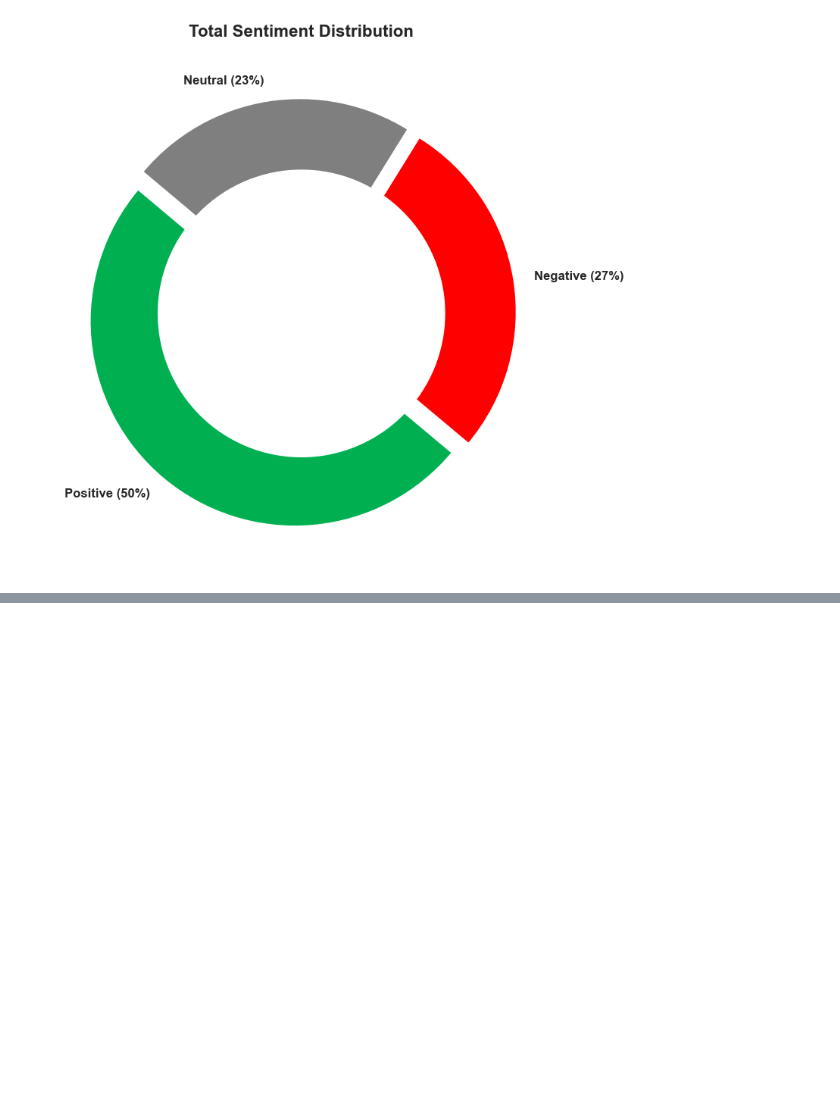
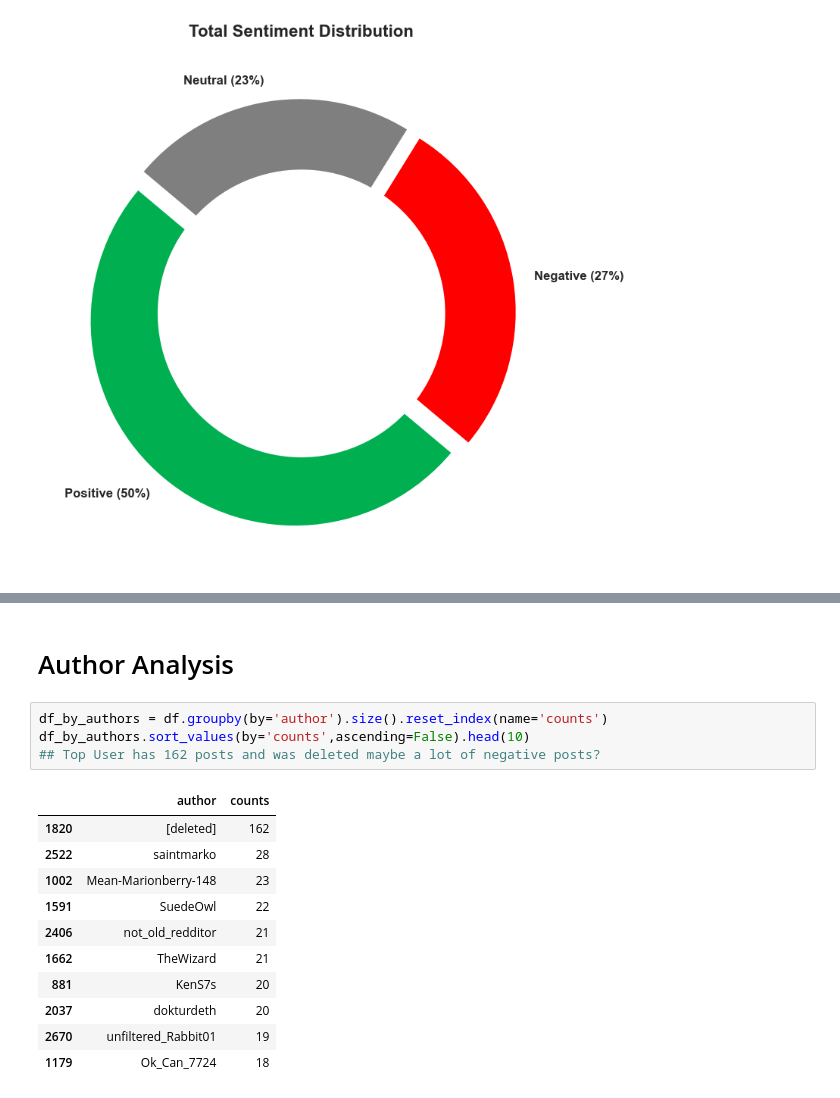
Before and after one commit to MrNobdy-T/DataEngineering_Project, a Jupyter notebook: notebooks/data_analysis.ipynb, the cells around one changed output, grey strips where cells are left out. Drawn from its saved outputs; the diff is of its cells as text; blank space fills up the shorter version.

```diff
--- a/notebooks/data_analysis.ipynb
+++ b/notebooks/data_analysis.ipynb
@@ -121,0 +179,18 @@ sns.despine() # Remove borders
+# %% [markdown]
+# Author Analysis
+# %%
+df_by_authors = df.groupby(by='author').size().reset_index(name='counts')
+df_by_authors.sort_values(by='counts',ascending=False).head(10)
+## Top User has 162 posts and was deleted maybe a lot of negative posts?
+# %% [output]
+|  | author | counts |
+| 1820 | [deleted] | 162 |
+| 2522 | saintmarko | 28 |
+| 1002 | Mean-Marionberry-148 | 23 |
+| 1591 | SuedeOwl | 22 |
+| 2406 | not_old_redditor | 21 |
+| 1662 | TheWizard | 21 |
+| 881 | KenS7s | 20 |
+| 2037 | dokturdeth | 20 |
+| 2670 | unfiltered_Rabbit01 | 19 |
+| 1179 | Ok_Can_7724 | 18 |
```
Also changed, not shown: parts of 7 cells of this notebook.
